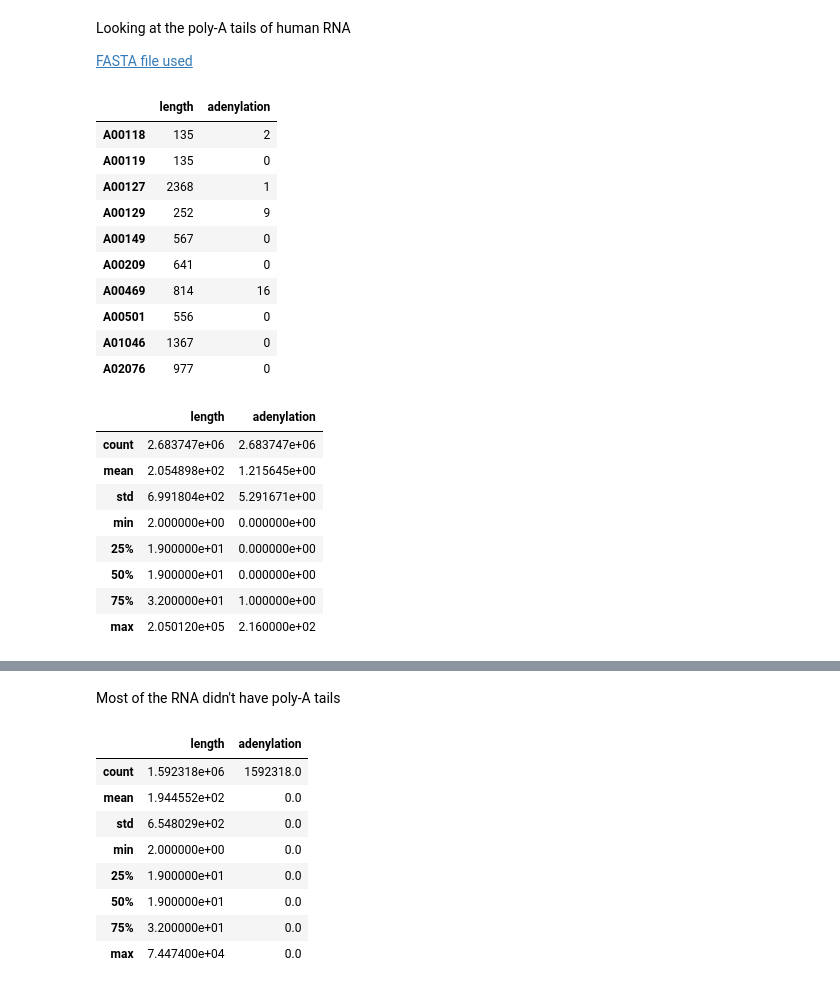
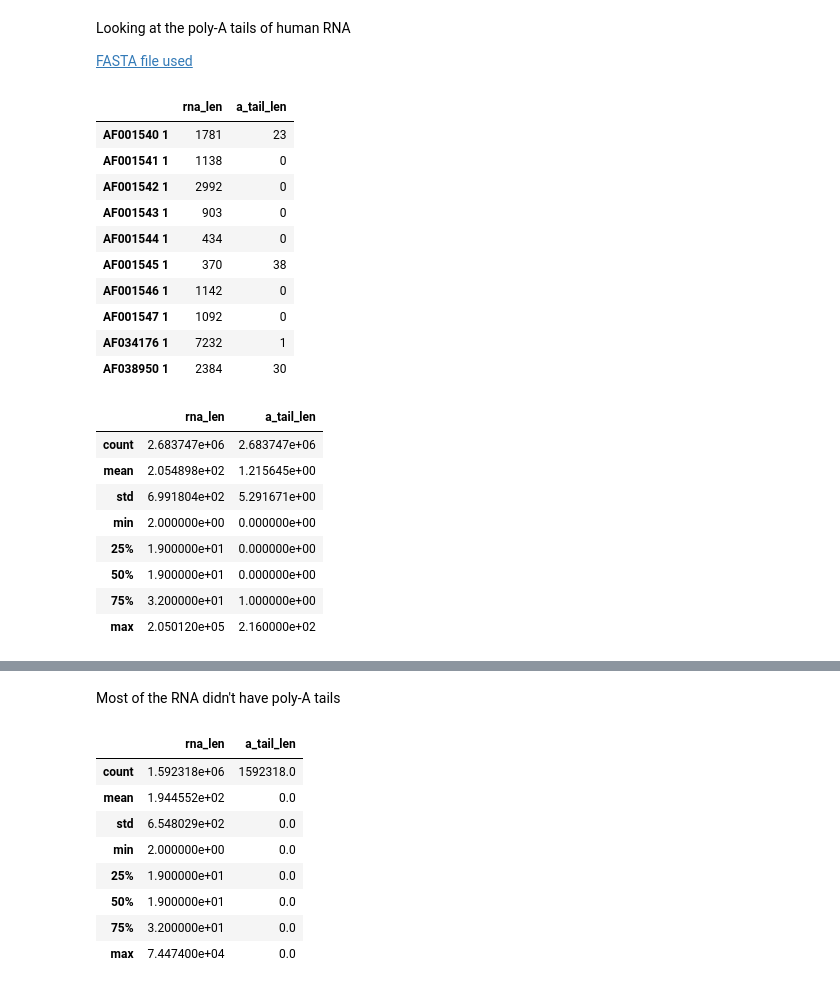
Before and after one commit to massie/notebooks, a Jupyter notebook: Human RNA Adenylation Patterns.ipynb, the cells around one changed output, grey strips where cells are left out. Cells and saved outputs as stored; diff of their text form; code cells hidden in the pictures.

```diff
--- a/Human RNA Adenylation Patterns.ipynb
+++ b/Human RNA Adenylation Patterns.ipynb
@@ -24,22 +9,50 @@ def fasta_adenylation(path):
+# %%
+from itertools import groupby
+
+def rna_adenylation(path):
+    items = []
+    for (header, seq) in fasta_iter(path):
+        index = -1
+        while(seq[index] == 'a'):
+            index = index - 1
+        a_tail_len = index * -1 - 1
+        items.append((header, [len(seq), a_tail_len]))
+    return pd.DataFrame.from_items(items, orient="index", columns=['rna_len', 'a_tail_len'])
+
+# https://www.biostars.org/p/710/
+def fasta_iter(fasta_name):
+    """
+    given a fasta file. yield tuples of header, sequence
+    """
+    fh = open(fasta_name)
+    # ditch the boolean (x[0]) and just keep the header or sequence since
+    # we know they alternate.
+    faiter = (x[1] for x in groupby(fh, lambda line: line[0] == ">"))
+    for header in faiter:
+        # drop the ">"
+        header = header.next()[1:].strip()
+        # join all sequence lines to one.
+        seq = "".join(s.strip() for s in faiter.next())
+        yield header, seq
 # %%
-df = fasta_adenylation("data/mrna.fa")
+df = rna_adenylation("data/mrna.fa")
 df.head(10)
 # %% [output]
-|  | length | adenylation |
-| A00118 | 135 | 2 |
-| A00119 | 135 | 0 |
-| A00127 | 2368 | 1 |
-| A00129 | 252 | 9 |
-| A00149 | 567 | 0 |
-| A00209 | 641 | 0 |
-| A00469 | 814 | 16 |
-| A00501 | 556 | 0 |
-| A01046 | 1367 | 0 |
-| A02076 | 977 | 0 |
+|  | rna_len | a_tail_len |
+| AF001540 1 | 1781 | 23 |
+| AF001541 1 | 1138 | 0 |
+| AF001542 1 | 2992 | 0 |
+| AF001543 1 | 903 | 0 |
+| AF001544 1 | 434 | 0 |
+| AF001545 1 | 370 | 38 |
+| AF001546 1 | 1142 | 0 |
+| AF001547 1 | 1092 | 0 |
+| AF034176 1 | 7232 | 1 |
+| AF038950 1 | 2384 | 30 |
 # %%
 df.describe()
 # %% [output]
-|  | length | adenylation |
+|  | rna_len | a_tail_len |
 | count | 2.683747e+06 | 2.683747e+06 |
 | mean | 2.054898e+02 | 1.215645e+00 |
 | std | 6.991804e+02 | 5.291671e+00 |
@@ -68,9 +81,9 @@ plt.show()
 # %% [markdown]
 Most of the RNA didn't have poly-A tails
 # %%
-df[(df.adenylation == 0)].describe()
+df[(df.a_tail_len == 0)].describe()
 # %% [output]
-|  | length | adenylation |
+|  | rna_len | a_tail_len |
 | count | 1.592318e+06 | 1592318.0 |
 | mean | 1.944552e+02 | 0.0 |
 | std | 6.548029e+02 | 0.0 |
```
Also changed, not shown: parts of 5 cells of this notebook.
